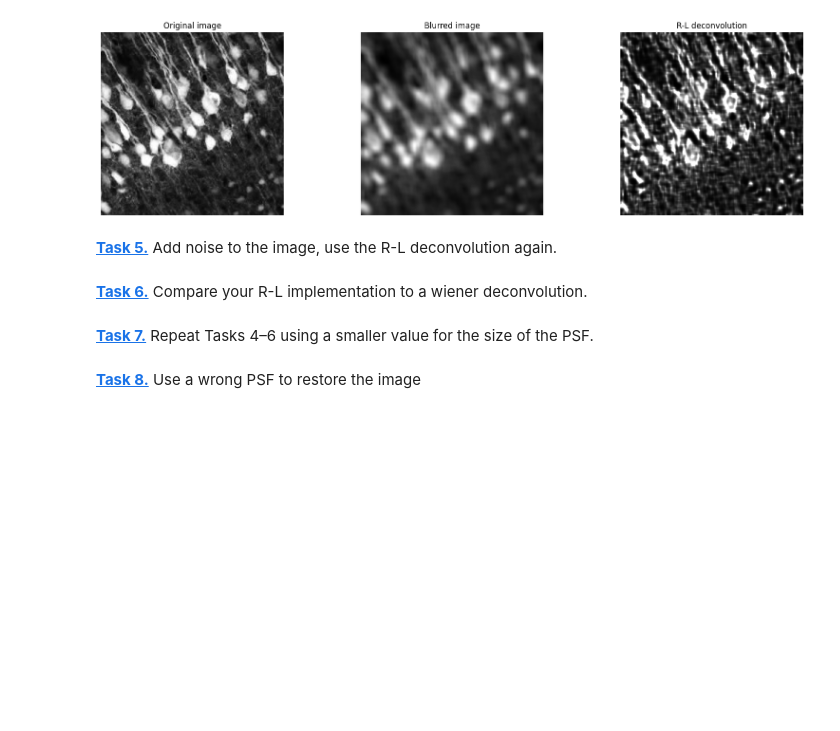
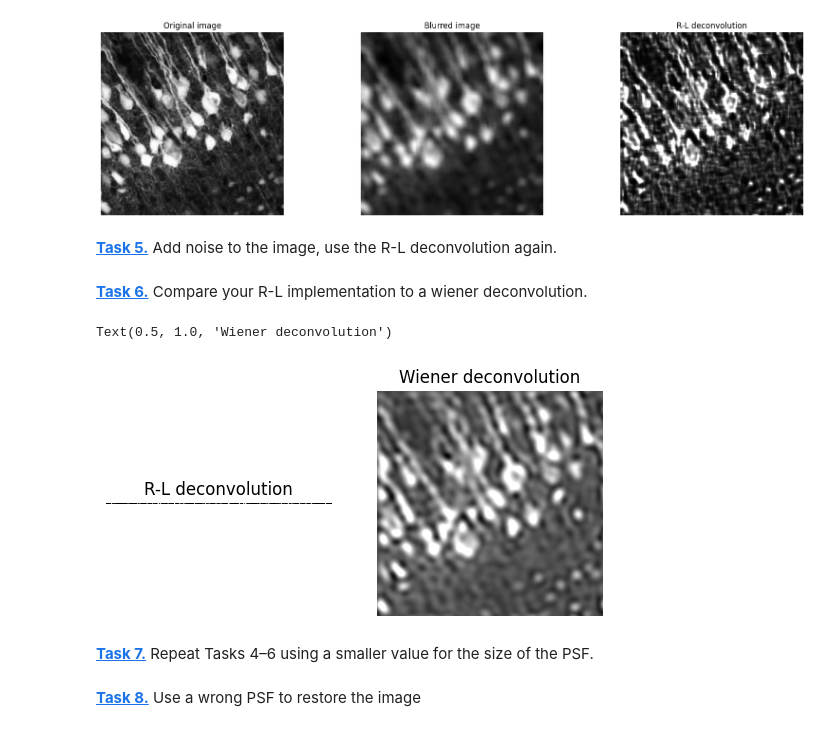
Before and after one commit to k8nsti/mobi-fs5-python, a Jupyter notebook: deconvolution.ipynb, the cells around one changed output. Saved outputs shown, nothing was run; the diff lists cells and outputs as text; code cells hidden in the pictures; blank space fills up the shorter version.

Commit message:
deconv task 6

```diff
--- a/deconvolution.ipynb
+++ b/deconvolution.ipynb
@@ -93,8 +93,28 @@ plt.show()
 noise = (np.random.normal(loc=0,size=img.shape))
 reduce_factor = 5
 noise = noise / reduce_factor
+
+noise_image = convgauss_img + noise
+noise_image = noise_image[0:1]
+# %%
+restored_noiseimg = richardson_lucy_deconvolution(noise_image, psf, 20)
 # %% [markdown]
 **[Task 6.]()** Compare your R-L implementation to a wiener deconvolution.
+# %%
+wiener_deconv = wiener(img, psf, balance =2, clip=True)
+
+plt.figure()
+plt.subplot(1, 2, 1)
+plt.axis('off')
+plt.imshow(restored_noiseimg, 'gray')
+plt.title('R-L deconvolution')
+plt.subplot(1, 2, 2)
+plt.axis('off')
+plt.imshow(wiener_deconv, 'gray')
+plt.title('Wiener deconvolution')
+# %% [output]
+Text(0.5, 1.0, 'Wiener deconvolution')
+[figure, added]
 # %% [markdown]
 **[Task 7.]()** Repeat Tasks 4–6 using a smaller value for the size of the PSF.
 # %% [markdown]
```
